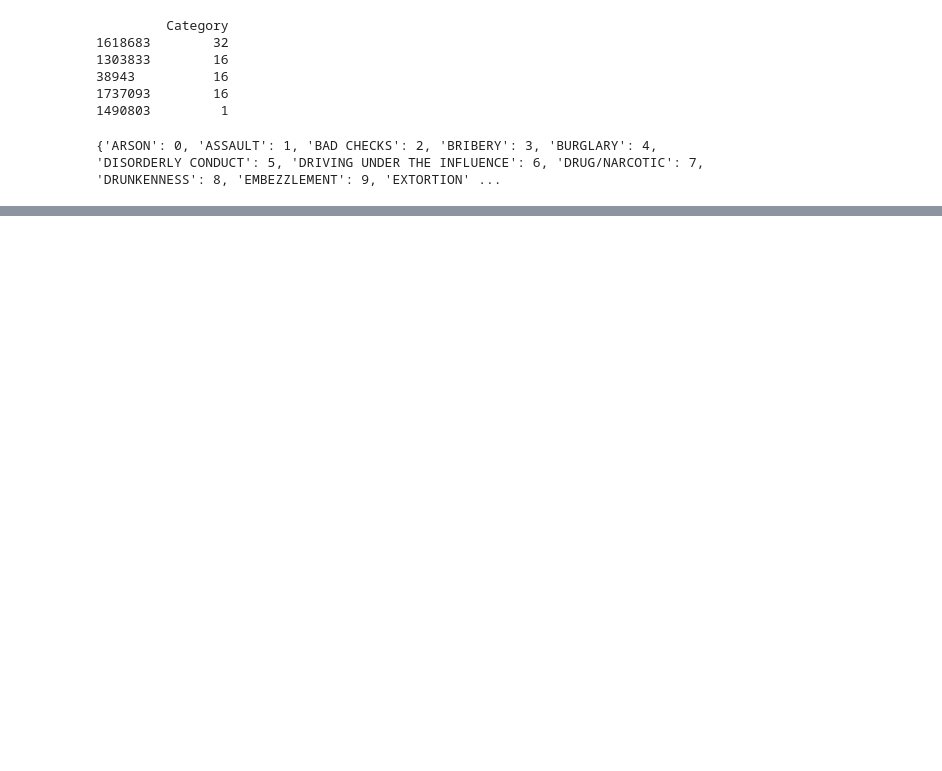
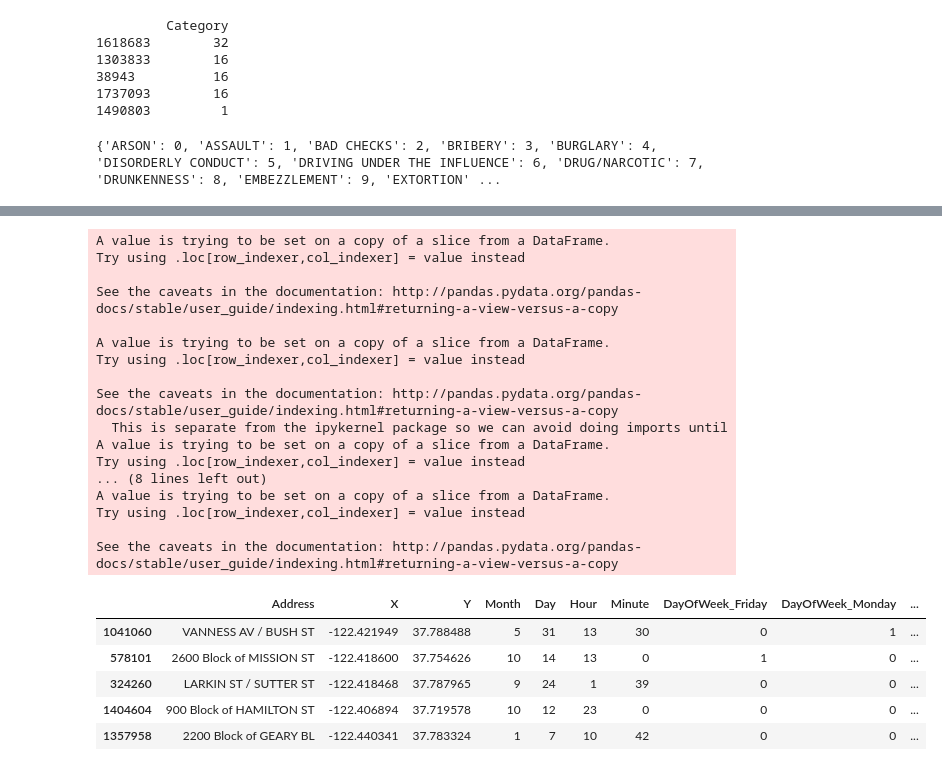
Before and after one commit to gandalf1819/SF-Opioid-Crisis, a Jupyter notebook: SF_drug_Random_forest.ipynb, the cells around one changed output, grey strips where cells are left out. Drawn from its saved outputs; the diff is of its cells as text; code cells hidden in the pictures; blank space fills up the shorter version.

```diff
--- a/SF_drug_Random_forest.ipynb
+++ b/SF_drug_Random_forest.ipynb
@@ -196,0 +251,27 @@ NotFittedError: ignored
+# %%
+test_data = preprocess_data(test_data)
+test_data.head()
+# %% [output]
+A value is trying to be set on a copy of a slice from a DataFrame.
+Try using .loc[row_indexer,col_indexer] = value instead
+
+See the caveats in the documentation: http://pandas.pydata.org/pandas-docs/stable/user_guide/indexing.html#returning-a-view-versus-a-copy
+
+A value is trying to be set on a copy of a slice from a DataFrame.
+Try using .loc[row_indexer,col_indexer] = value instead
+
+See the caveats in the documentation: http://pandas.pydata.org/pandas-docs/stable/user_guide/indexing.html#returning-a-view-versus-a-copy
+  This is separate from the ipykernel package so we can avoid doing imports until
+A value is trying to be set on a copy of a slice from a DataFrame.
+Try using .loc[row_indexer,col_indexer] = value instead
+... (8 lines left out)
+A value is trying to be set on a copy of a slice from a DataFrame.
+Try using .loc[row_indexer,col_indexer] = value instead
+
+See the caveats in the documentation: http://pandas.pydata.org/pandas-docs/stable/user_guide/indexing.html#returning-a-view-versus-a-copy
+|  | Address | X | Y | Month | Day | Hour | Minute | DayOfWeek_Friday | DayOfWeek_Monday | ... |
+| 1041060 | VANNESS AV / BUSH ST | -122.421949 | 37.788488 | 5 | 31 | 13 | 30 | 0 | 1 | ... |
+| 578101 | 2600 Block of MISSION ST | -122.418600 | 37.754626 | 10 | 14 | 13 | 0 | 1 | 0 | ... |
+| 324260 | LARKIN ST / SUTTER ST | -122.418468 | 37.787965 | 9 | 24 | 1 | 39 | 0 | 0 | ... |
+| 1404604 | 900 Block of HAMILTON ST | -122.406894 | 37.719578 | 10 | 12 | 23 | 0 | 0 | 0 | ... |
+| 1357958 | 2200 Block of GEARY BL | -122.440341 | 37.783324 | 1 | 7 | 10 | 42 | 0 | 0 | ... |
```
Also changed, not shown: parts of 14 cells of this notebook.
